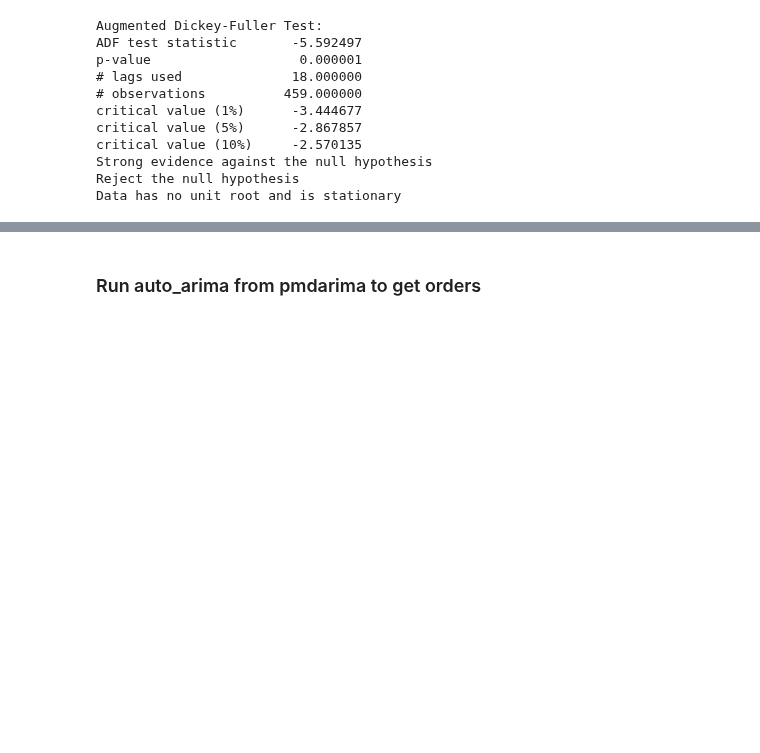
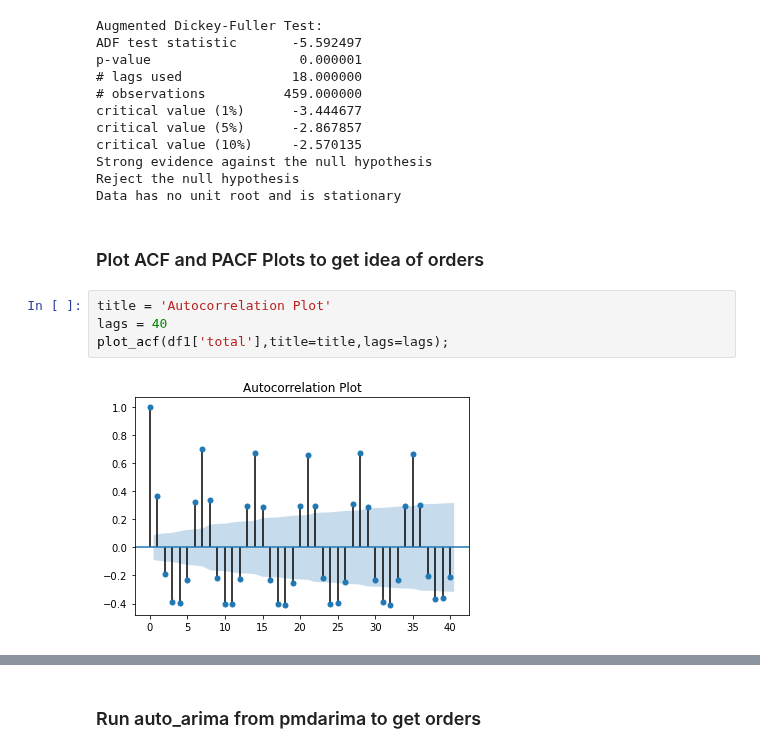
Before and after one commit to rahulkhandelwal396/Restaurant-Visitor-Forecasting, a Jupyter notebook: Restaurant Visitor Forecasting.ipynb, the cells around one changed output, grey strips where cells are left out. Drawn from its saved outputs; the diff is of its cells as text; blank space fills up the shorter version.

Commit message:
Added ACF and PACF plots for order analysis.

```diff
--- a/Restaurant Visitor Forecasting.ipynb
+++ b/Restaurant Visitor Forecasting.ipynb
@@ -154,3 +154,11 @@ critical value (10%)     -2.570135
 Strong evidence against the null hypothesis
 Reject the null hypothesis
 Data has no unit root and is stationary
+# %% [markdown]
+### Plot ACF and PACF Plots to get idea of orders
+# %%
+title = 'Autocorrelation Plot'
+lags = 40
+plot_acf(df1['total'],title=title,lags=lags);
+# %% [output]
+[figure, added]
```
Also changed, not shown: parts of 2 cells of this notebook.
